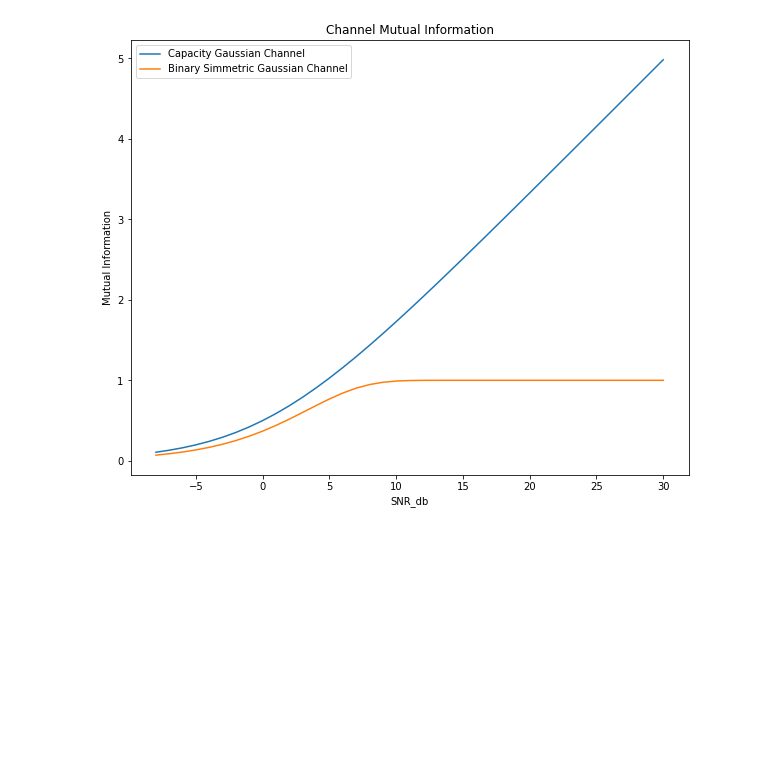
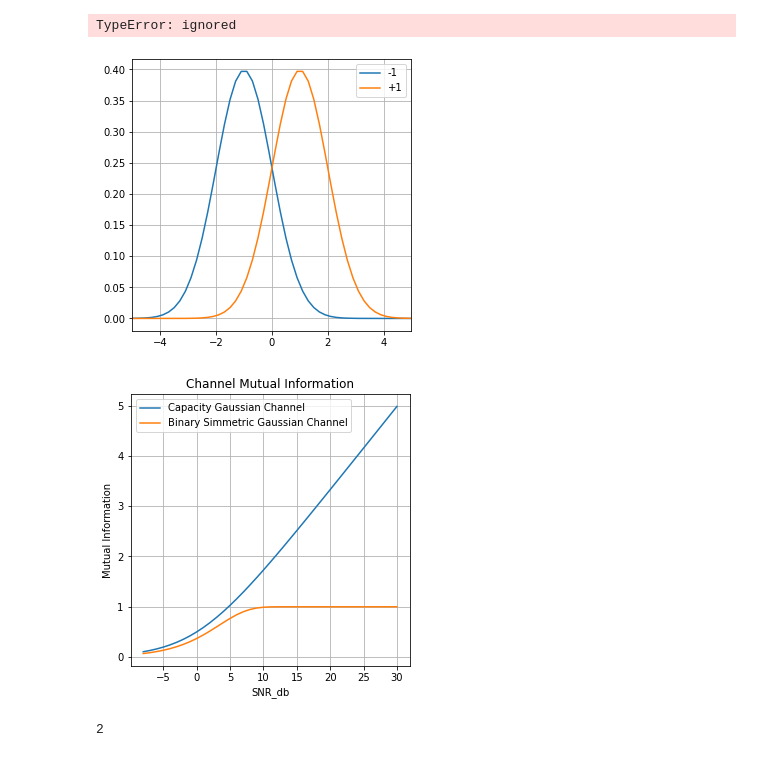
Before and after one commit to wsilveira-splunk/channel_capacity, a Jupyter notebook: channel_capacity.ipynb, the cells around one changed output. Cells and saved outputs as stored; diff of their text form; code cells hidden in the pictures; blank space fills up the shorter version.

```diff
--- a/channel_capacity.ipynb
+++ b/channel_capacity.ipynb
@@ -13,14 +15,75 @@ C_gaussian_ch = list(map(lambda x: 0.5*math.log2(1+x), snr))
 p = list(map(lambda x: 0.5*math.erfc(math.sqrt(x/2)), snr))
 C_bsc = list(map(lambda x: 1 - (x*math.log2(1/x)+(1-x)*math.log2(1/(1-x))), p))
 C_2pam = list(map(lambda x: (2*x+math.log2(16*math.pi/x)-0.5*math.log2(2*math.pi*math.e/x)), snr))
+# %%
+def normal_distribution_function(x_int, Pn):
+    h_y_not_intd = []
+    y_minus_1 = scipy.stats.norm.pdf(x_int,-1,Pn)
+    y_plus_1 = scipy.stats.norm.pdf(x_int,1,Pn)
+    for _y_minus_1, _y_plus_1 in zip(y_minus_1, y_plus_1):
+      sum_gaussians = _y_minus_1 + _y_plus_1
+      h_y_not_intd.append(sum_gaussians * math.log2(1/sum_gaussians))
+    return h_y_not_intd
+
+x_min = -100.0
+x_max = 100.0
+x_int = np.linspace(x_min, x_max, 1000)
+
+P_2pam = 1
+Pn = list(map(lambda x: P_2pam/x, snr))
+
+y_2pam = []
+h_y_not_intd = []
+
+for Pn_at_snr in Pn:
+    #y_minus_1 = scipy.stats.norm.pdf(x,-1,Pn_at_snr)
+    #y_plus_1 = scipy.stats.norm.pdf(x,1,Pn_at_snr)
+    #for _y_minus_1, _y_plus_1 in zip(y_minus_1, y_plus_1):
+      #sum_gaussians = _y_minus_1 + _y_plus_1
+      #h_y_not_intd.append(sum_gaussians * math.log2(1/sum_gaussians))
+    h_y, _ = quad(lambda x: normal_distribution_function(x_int, Pn_at_snr), x_min, x_max)
+    #print(len(h_y_not_intd))
+
+
+#plt.figure(figsize=(5,5))
+#plt.plot(x, h_y, label='-1')
+#plt.legend()
+#plt.grid(True)
+#plt.xlim(-5,5)
+#plt.show()
+# %% [output]
+TypeError: ignored
+# %%
+x_min = -100.0
+x_max = 100.0
+x = np.linspace(x_min, x_max, 1000)
+
+y_minus_1 = scipy.stats.norm.pdf(x,-1,1)
+y_plus_1 = scipy.stats.norm.pdf(x,1,1)
+
+plt.figure(figsize=(5,5))
+plt.plot(x, y_minus_1, label='-1')
+plt.plot(x, y_plus_1, label='+1')
+plt.legend()
+plt.grid(True)
+plt.xlim(-5,5)
+plt.show()
+# %% [output]
+[figure, added]
 # %%
-plt.figure(figsize=(10,8))
+plt.figure(figsize=(5,5))
 plt.plot(snr_db, C_gaussian_ch, label='Capacity Gaussian Channel')
 plt.plot(snr_db, C_bsc, label='Binary Simmetric Gaussian Channel')
 plt.title('Channel Mutual Information')
 plt.xlabel('SNR_db')
 plt.ylabel('Mutual Information')
 plt.legend()
+plt.grid(True)
 plt.show()
 # %% [output]
-[figure, old version]
+[figure, new version]
+# %%
+h = list(zip([4,5],[6,2]))
+print(h[1][1])
+# %% [output]
+2
```
Also changed, not shown: parts of 1 cell of this notebook.
